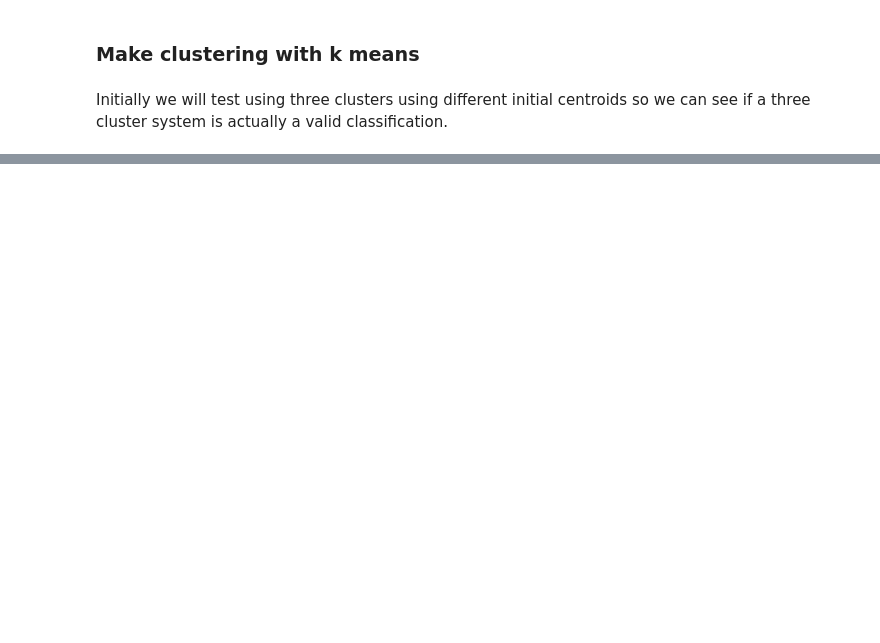
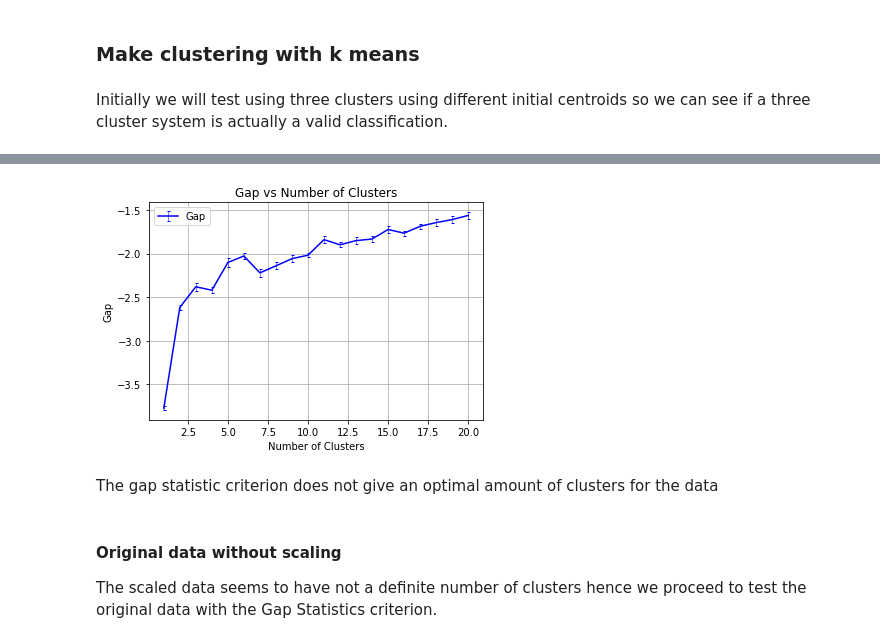
Before and after one commit to VolodyaCO/ieu_clustering_towns, a Jupyter notebook: K_Means_Analysis.ipynb, the cells around one changed output, grey strips where cells are left out. Drawn from its saved outputs; the diff is of its cells as text; code cells hidden in the pictures; blank space fills up the shorter version.

```diff
--- a/K_Means_Analysis.ipynb
+++ b/K_Means_Analysis.ipynb
@@ -87,0 +204,26 @@ plt.scatter(reduced_data[:, 0], reduced_data[:, 1], c=kmeans.labels_)
+# %%
+df_augmented=df.copy(deep=True)
+
+df_augmented['dens_2005_cab'] = df_augmented.iloc[:, 5].values/(df_augmented.iloc[:, 10].values + 1)
+df_augmented['dens_2005_res'] = df_augmented.iloc[:, 6].values/(df_augmented.iloc[:, 12].values + 1)
+df_augmented['dens_2017_cab'] = df_augmented.iloc[:, 8].values/(df_augmented.iloc[:, 13].values + 1)
+df_augmented['dens_2017_res'] = df_augmented.iloc[:, 9].values/(df_augmented.iloc[:, 15].values + 1)
+
+df_augmented['del_pop_tot'] = df_augmented.iloc[:, 7].values / (df_augmented.iloc[:, 4].values + 1)
+df_augmented['del_pop_cab'] = df_augmented.iloc[:, 8].values / (df_augmented.iloc[:, 5].values + 1)
+df_augmented['del_pop_res'] = df_augmented.iloc[:, 9].values / (df_augmented.iloc[:, 6].values + 1)
+
+df_augmented['del_are_cab'] = df_augmented.iloc[:, 13].values / (df_augmented.iloc[:, 10].values + 1)
+df_augmented['del_are_cen'] = df_augmented.iloc[:, 14].values / (df_augmented.iloc[:, 11].values + 1)
+df_augmented['del_are_res'] = df_augmented.iloc[:, 15].values / (df_augmented.iloc[:, 12].values + 1)
+
+df_augmented['c_cab'] = df_augmented['dens_2017_cab'].values - df_augmented['dens_2005_cab'].values
+df_augmented['c_res'] = df_augmented['dens_2017_res'].values - df_augmented['dens_2005_res'].values
+# %%
+data = np.hstack((np.log(df_augmented.iloc[:, 4:16].values + 1), df_augmented.iloc[:, 16:]) )
+#data = df.iloc[:, 4:]
+scaler = StandardScaler()
+scaler.fit(data)
+augmented_scaled = scaler.transform(data)
+# %%
+num_clusters_augmented,oldclusters_augmented,oldlabels_augmented,gaps_augmented,sk_augmented=gap(augmented_scaled,maxtime=5,file_save_data='augmented_data_report.txt')
@@ -87,0 +251,22 @@ plt.scatter(reduced_data[:, 0], reduced_data[:, 1], c=kmeans.labels_)
+# %%
+plt.errorbar(num_clusters_augmented,gaps_augmented[:-1],color='blue',yerr=sk_augmented[:-1],capsize=1.5,elinewidth=0.5)
+legend = ['Gap']
+plt.xlabel("Number of Clusters")
+plt.ylabel("Gap")
+plt.legend(legend)
+#plt.xticks(range(0, 20))
+#plt.yticks(range(1, 20))
+plt.title("Gap vs Number of Clusters \n Scales augmented data")
+#plt.ylim(0,200)
+#plt.xlim(0.45,0.55)
+plt.grid()
+#image_name='Gap_vs_Number_Of_Clusters.pdf'
+#plt.savefig(image_name,bbox_inches='tight')
+plt.show()
+# %% [output]
+[figure, added]
+# %% [markdown]
+The gap statistic criterion does not give an optimal amount of clusters for the data
+# %% [markdown]
+#### Original data without scaling
+The scaled data seems to have not a definite number of clusters hence we proceed to test the original data with the Gap Statistics criterion.
```
Also changed, not shown: parts of 43 cells of this notebook, 4 other files.
